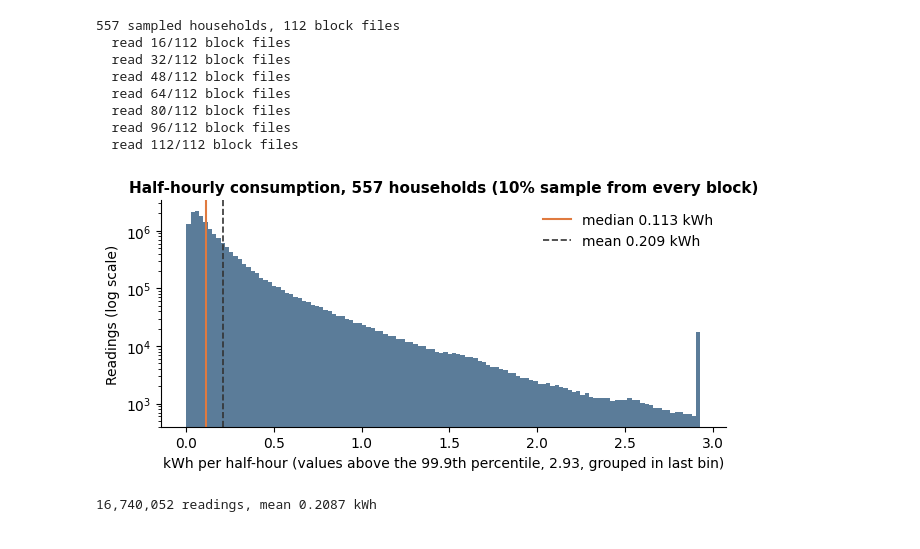
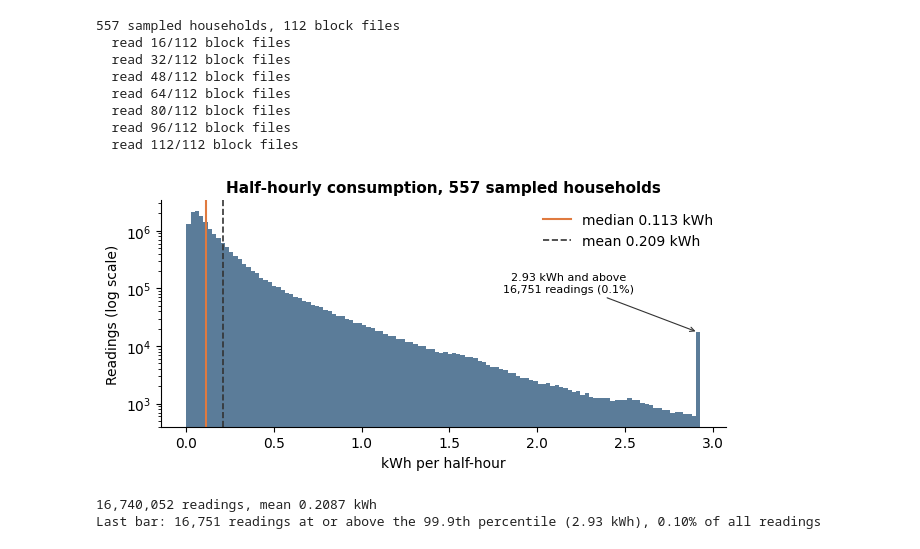
Before and after one commit to purin-kan/BigDataProj, a Jupyter notebook: src/02_section4_figures_1.ipynb, the cells around one changed output. Saved outputs shown, nothing was run; the diff lists cells and outputs as text; code cells hidden in the pictures.

```diff
--- a/src/02_section4_figures_1.ipynb
+++ b/src/02_section4_figures_1.ipynb
@@ -292,11 +294,30 @@ days_in_month = pd.Series([pd.Period(f"2012-{m:02d}").days_in_month for m in ran
 usable_months_2012 = ((usable_days_2012 / days_in_month) >= COVERAGE_MIN).sum(axis=1).reindex(span.index).fillna(0)
 ok_both = ok_2013 & (usable_months_2012 >= MIN_USABLE_MONTHS_2012)
 
-flags = (pd.DataFrame({"ok_2013": ok_2013, "ok_both": ok_both})
-         .reindex(households["LCLid"]).fillna(False).astype(bool)
-         .join(households.set_index("LCLid")["stdorToU"]))
+# Diagnostics: the same counts under a looser month threshold. The rule itself is unchanged.
+months_alt = ((usable_days_2012 / days_in_month) >= MONTH_SENSITIVITY).sum(axis=1).reindex(span.index).fillna(0)
+ok_both_alt = ok_2013 & (months_alt >= MIN_USABLE_MONTHS_2012)
+
+# One row per household, saved so the report's counts can be traced to households.
+hid = pd.Index(households["LCLid"], name="LCLid")
+flags = pd.DataFrame({
+    "stdorToU": households.set_index("LCLid")["stdorToU"],
+    "days_in_2013_period": days_2013.reindex(hid).fillna(0).astype(int),
+    "usable_days_2013": usable_2013.reindex(hid).fillna(0).astype(int),
+    "usable_months_2012": usable_months_2012.reindex(hid).fillna(0).astype(int),
+    "ok_2013": ok_2013.reindex(hid).fillna(False).astype(bool),
+    "ok_both": ok_both.reindex(hid).fillna(False).astype(bool),
+    "ok_both_alt_month_rule": ok_both_alt.reindex(hid).fillna(False).astype(bool),
+})
+flags.reset_index().to_csv(OUT / "household_coverage_flags.csv", index=False, lineterminator="\n")
+
 counts = flags.groupby("stdorToU")[["ok_both", "ok_2013"]].sum().astype(int)
 counts["total"] = households["stdorToU"].value_counts()
+alt = flags.groupby("stdorToU")["ok_both_alt_month_rule"].sum().astype(int)
+
+# The report's 2013 rule has no minimum length: a household recorded for a short part of 2013 passes on that part alone.
+short = flags[flags["ok_2013"] & (flags["days_in_2013_period"] < SHORT_SPAN_DAYS_2013)]
+n_short = short.groupby("stdorToU").size().reindex(["Std", "ToU"]).fillna(0).astype(int)
 
 report["X  (Std, both 2012 and 2013)"] = int(counts.loc["Std", "ok_both"])
 report["Y  (ToU, both 2012 and 2013)"] = int(counts.loc["ToU", "ok_both"])
@@ -304,6 +325,11 @@ report["X2 (Std, 2013)"] = int(counts.loc["Std", "ok_2013"])
 report["Y2 (ToU, 2013)"] = int(counts.loc["ToU", "ok_2013"])
 report["Usable-month rule (2012)"] = (f">= {COVERAGE_MIN:.0%} of calendar days usable (>= {USABLE_READINGS}/48 readings); "
                                       f">= {MIN_USABLE_MONTHS_2012} such months")
+report["Sensitivity (2012 month)"] = (f"usable month at >= {MONTH_SENSITIVITY:.0%} of days instead: "
+                                      f"{alt['Std']:,} Std, {alt['ToU']:,} ToU with both years")
+report["Short 2013 periods"] = (f"{n_short['Std']:,} Std and {n_short['ToU']:,} ToU households pass the 2013 rule "
+                                f"with a recorded 2013 period under {SHORT_SPAN_DAYS_2013} days "
+                                f"(shortest {int(short['days_in_2013_period'].min())} days)")
 counts
 # %% [output]
 |  | ok_both | ok_2013 | total |
@@ -445,24 +471,31 @@ del chunks, block
 # %%
 fig, ax = plt.subplots(figsize=(6.5, 3.2))
 upper = float(kwh.quantile(0.999))
-ax.hist(kwh.clip(upper=upper), bins=120, color=STD)
+counts, edges, _ = ax.hist(kwh.clip(upper=upper), bins=120, color=STD)
 ax.set_yscale("log")
 ax.axvline(kwh.median(), color=TOU, lw=1.5, label=f"median {kwh.median():.3f} kWh")
 ax.axvline(kwh.mean(), color="#333", lw=1.2, ls="--", label=f"mean {kwh.mean():.3f} kWh")
-ax.set_xlabel(f"kWh per half-hour (values above the 99.9th percentile, {upper:.2f}, grouped in last bin)")
+# The last bar holds every reading above the 99.9th percentile, so it is not a peak in the data.
+n_last = int((kwh >= upper).sum())  # readings clipped into the last bar (the bar itself is slightly taller)
+ax.annotate(f"{upper:.2f} kWh and above\n{n_last:,} readings ({n_last / len(kwh):.1%})",
+            xy=((edges[-1] + edges[-2]) / 2, counts[-1]), xytext=(edges[-1] - 0.75, counts[-1] * 5),
+            ha="center", fontsize=8, arrowprops=dict(arrowstyle="->", color="#333", lw=0.8))
+ax.set_xlabel("kWh per half-hour")
 ax.set_ylabel("Readings (log scale)")
-ax.set_title(f"Half-hourly consumption, {len(sample_ids):,} households "
-             f"({SAMPLE_FRAC:.0%} sample from every block)")
+ax.set_title(f"Half-hourly consumption, {len(sample_ids):,} sampled households")
 ax.legend(frameon=False)
 fig.tight_layout()
 fig.savefig(OUT / "fig4_8_kwh_hist.png", dpi=200)
 plt.show()
 
 q = kwh.quantile([0.25, 0.5, 0.75])
 report["Q1"] = round(float(q[0.25]), 3)
 report["MEDIAN"] = round(float(q[0.5]), 3)
 report["Q3"] = round(float(q[0.75]), 3)
 print(f"{len(kwh):,} readings, mean {kwh.mean():.4f} kWh")
+print(f"Last bar: {n_last:,} readings at or above the 99.9th percentile ({upper:.2f} kWh), "
+      f"{n_last / len(kwh):.2%} of all readings")
 # %% [output]
-[figure, old version]
+[figure, new version]
 16,740,052 readings, mean 0.2087 kWh
+Last bar: 16,751 readings at or above the 99.9th percentile (2.93 kWh), 0.10% of all readings
```
Also changed, not shown: parts of 15 cells of this notebook, 8 other files.
